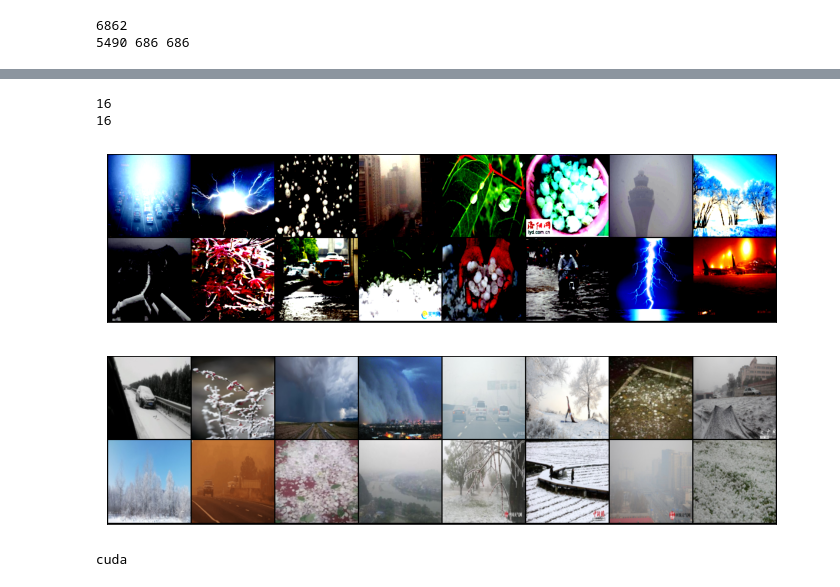
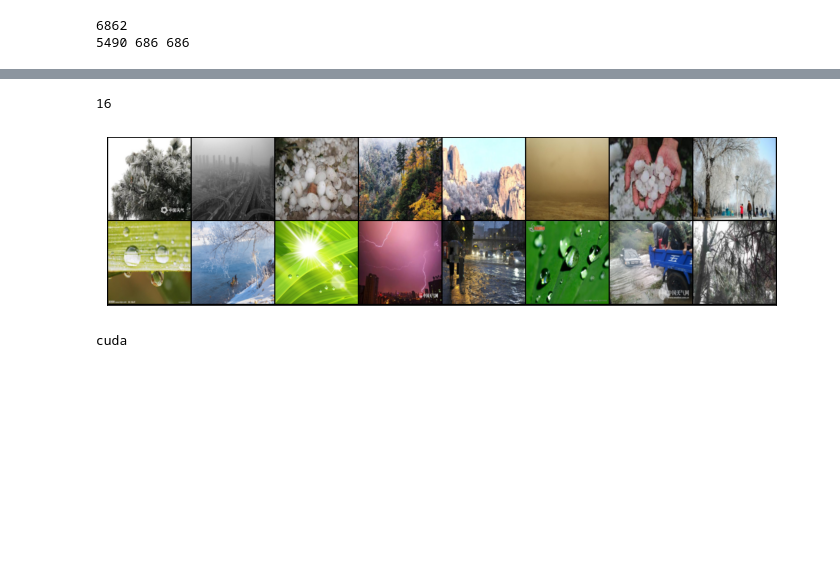
Before and after one commit to jorgevasquezutec/IAProyecto5, a Jupyter notebook: notebook.ipynb, the cells around one changed output, grey strips where cells are left out. Cells and saved outputs as stored; diff of their text form; code cells hidden in the pictures; blank space fills up the shorter version.

```diff
--- a/notebook.ipynb
+++ b/notebook.ipynb
@@ -92,7 +96,7 @@ MEAN, DS = get_mean_and_std(DataLoader(dataset, batch_size=BATCH_SIZE, shuffle=T
 normalize_compose = transform.Compose([
     transform.Resize(RESIZE),
     transform.ToTensor(),
-    transform.Normalize(MEAN, DS, inplace=False),
+    #transform.Normalize(MEAN, DS, inplace=False),
 ])
 # %%
 dataset = ImageFolder(DIR, transform=normalize_compose)
@@ -122,12 +122,10 @@ VALID_DL = DataLoader(VALID_DATA, batch_size=BATCH_SIZE, shuffle=True)
 TEST_DL = DataLoader(TEST_DATA, batch_size=BATCH_SIZE, shuffle=True)
 # %%
 show_batch(TRAIN_DL)
-show_batch_denormalize(TRAIN_DL,MEAN,DS)
+#show_batch_denormalize(TRAIN_DL,MEAN,DS)
 # %% [output]
 16
-16
-[figure, old version]
+[figure, new version]
-[figure, removed]
 # %%
 device = get_default_device()
 print(device)
```
Also changed, not shown: parts of 36 cells of this notebook, 30 other files.
